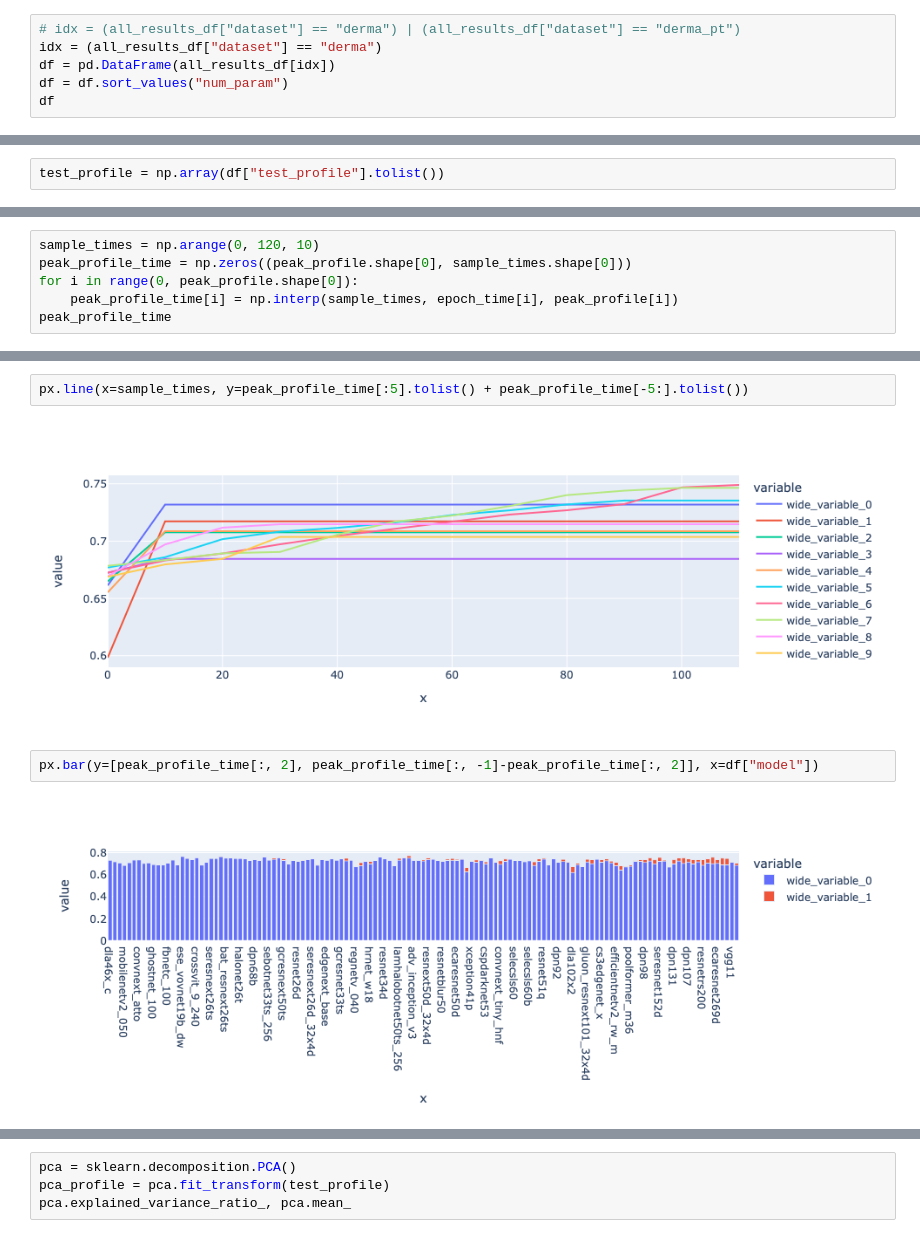
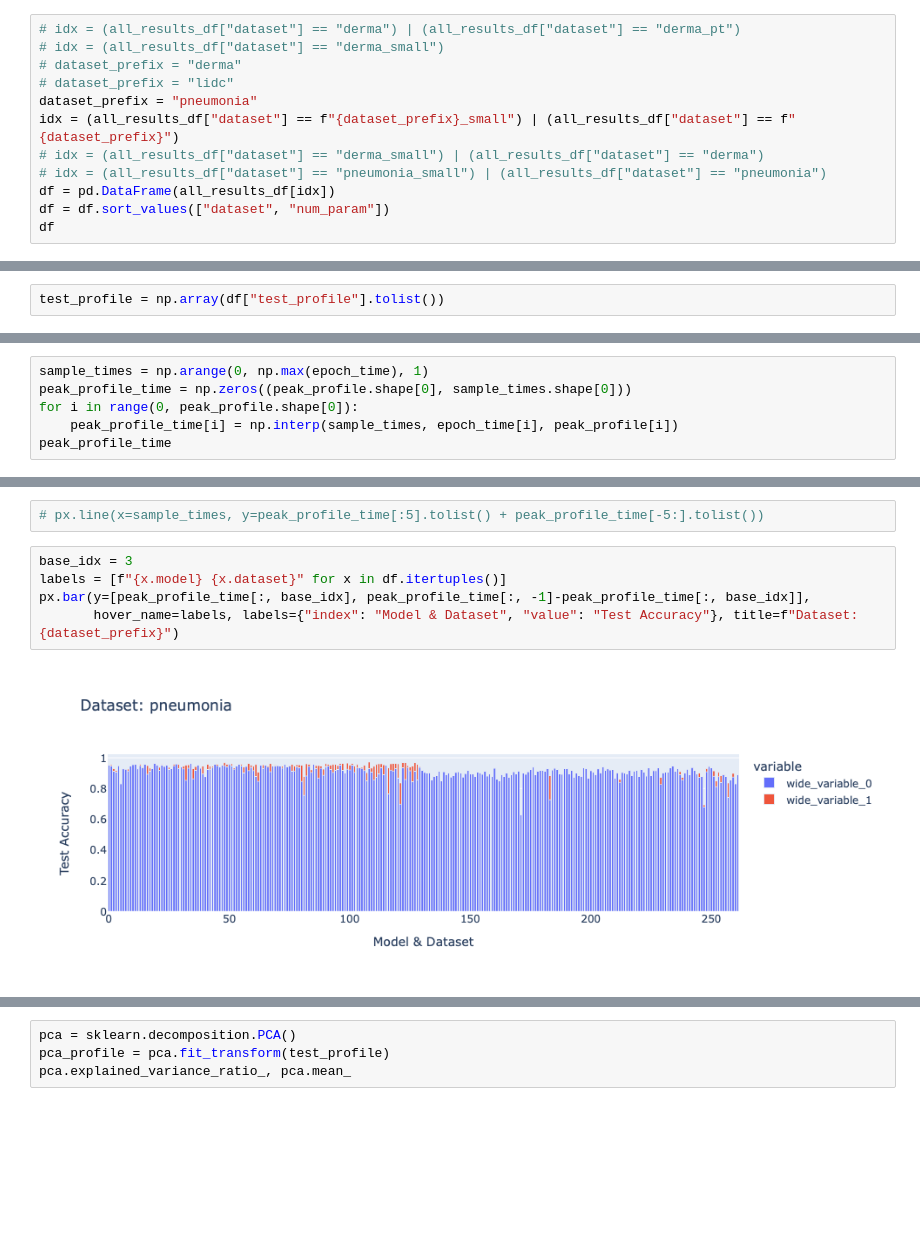
Before and after one commit to raghavian/MIA-Energy, a Jupyter notebook: Bob/Data Exploration.ipynb, the cells around one changed output, grey strips where cells are left out. Drawn from its saved outputs; the diff is of its cells as text; blank space fills up the shorter version.

Commit message:
Normalized to wall time, more exploration

```diff
--- a/Bob/Data Exploration.ipynb
+++ b/Bob/Data Exploration.ipynb
@@ -21,8 +32,14 @@ Index(['model', 'num_param', 'memT', 'memR', 'memA', 'memM', 'energy', 'co2',
 # %%
 # idx = (all_results_df["dataset"] == "derma") | (all_results_df["dataset"] == "derma_pt")
-idx = (all_results_df["dataset"] == "derma")
+# idx = (all_results_df["dataset"] == "derma_small")
+# dataset_prefix = "derma"
+# dataset_prefix = "lidc"
+dataset_prefix = "pneumonia"
+idx = (all_results_df["dataset"] == f"{dataset_prefix}_small") | (all_results_df["dataset"] == f"{dataset_prefix}")
+# idx = (all_results_df["dataset"] == "derma_small") | (all_results_df["dataset"] == "derma")
+# idx = (all_results_df["dataset"] == "pneumonia_small") | (all_results_df["dataset"] == "pneumonia")
 df = pd.DataFrame(all_results_df[idx])
-df = df.sort_values("num_param")
+df = df.sort_values(["dataset", "num_param"])
 df
 # %% [output]
 |  | model | num_param | memT | memR | memA | memM | energy | co2 | train_time | infer_time | ... |
@@ -82,5 +87,5 @@ array([[ 0.        ,  1.18897994,  2.37795987, ...,  8.32285955,
 # %%
-sample_times = np.arange(0, 120, 10)
+sample_times = np.arange(0, np.max(epoch_time), 1)
 peak_profile_time = np.zeros((peak_profile.shape[0], sample_times.shape[0]))
 for i in range(0, peak_profile.shape[0]):
     peak_profile_time[i] = np.interp(sample_times, epoch_time[i], peak_profile[i])
@@ -102,8 +107,9 @@ array([[0.66129032, 0.73185484, 0.73185484, ..., 0.73185484, 0.73185484,
 # %%
-px.line(x=sample_times, y=peak_profile_time[:5].tolist() + peak_profile_time[-5:].tolist())
+# px.line(x=sample_times, y=peak_profile_time[:5].tolist() + peak_profile_time[-5:].tolist())
-# %% [output]
-[figure, removed]
 # %%
-px.bar(y=[peak_profile_time[:, 2], peak_profile_time[:, -1]-peak_profile_time[:, 2]], x=df["model"])
+base_idx = 3
+labels = [f"{x.model} {x.dataset}" for x in df.itertuples()]
+px.bar(y=[peak_profile_time[:, base_idx], peak_profile_time[:, -1]-peak_profile_time[:, base_idx]],
+       hover_name=labels, labels={"index": "Model & Dataset", "value": "Test Accuracy"}, title=f"Dataset: {dataset_prefix}")
 # %% [output]
-[figure, old version]
+[figure, new version]
```
Also changed, not shown: parts of 6 cells of this notebook.
